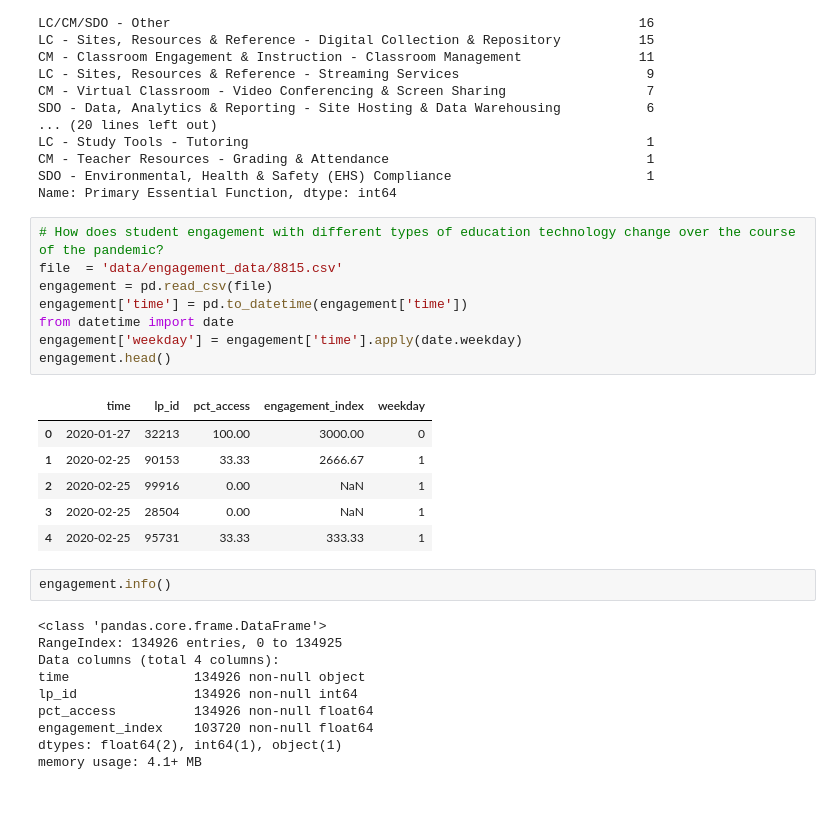
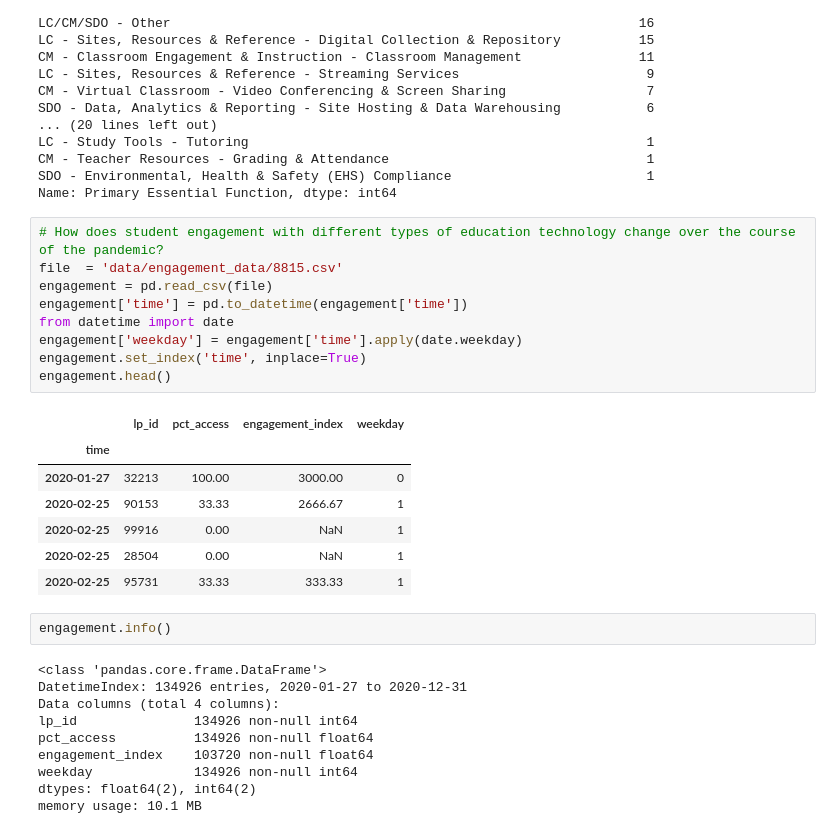
Before and after one commit to luhaibingster/covid-learning, a Jupyter notebook: covid-learning-v1.ipynb, the cells around one changed output. Saved outputs shown, nothing was run; the diff lists cells and outputs as text; blank space fills up the shorter version.

```diff
--- a/covid-learning-v1.ipynb
+++ b/covid-learning-v1.ipynb
@@ -110,28 +114,30 @@ Name: Primary Essential Function, dtype: int64
 # %%
 # How does student engagement with different types of education technology change over the course of the pandemic?
 file  = 'data/engagement_data/8815.csv'
 engagement = pd.read_csv(file)
 engagement['time'] = pd.to_datetime(engagement['time'])
 from datetime import date
 engagement['weekday'] = engagement['time'].apply(date.weekday)
+engagement.set_index('time', inplace=True)
 engagement.head()
 # %% [output]
-|  | time | lp_id | pct_access | engagement_index | weekday |
-| 0 | 2020-01-27 | 32213 | 100.00 | 3000.00 | 0 |
-| 1 | 2020-02-25 | 90153 | 33.33 | 2666.67 | 1 |
-| 2 | 2020-02-25 | 99916 | 0.00 | NaN | 1 |
-| 3 | 2020-02-25 | 28504 | 0.00 | NaN | 1 |
-| 4 | 2020-02-25 | 95731 | 33.33 | 333.33 | 1 |
+|  | lp_id | pct_access | engagement_index | weekday |
+| time |  |  |  |  |
+| 2020-01-27 | 32213 | 100.00 | 3000.00 | 0 |
+| 2020-02-25 | 90153 | 33.33 | 2666.67 | 1 |
+| 2020-02-25 | 99916 | 0.00 | NaN | 1 |
+| 2020-02-25 | 28504 | 0.00 | NaN | 1 |
+| 2020-02-25 | 95731 | 33.33 | 333.33 | 1 |
 # %%
 engagement.info()
 # %% [output]
 <class 'pandas.core.frame.DataFrame'>
-RangeIndex: 134926 entries, 0 to 134925
+DatetimeIndex: 134926 entries, 2020-01-27 to 2020-12-31
 Data columns (total 4 columns):
-time                134926 non-null object
 lp_id               134926 non-null int64
 pct_access          134926 non-null float64
 engagement_index    103720 non-null float64
-dtypes: float64(2), int64(1), object(1)
-memory usage: 4.1+ MB
+weekday             134926 non-null int64
+dtypes: float64(2), int64(2)
+memory usage: 10.1 MB
 # %%
```
Also changed, not shown: parts of 10 cells of this notebook.
